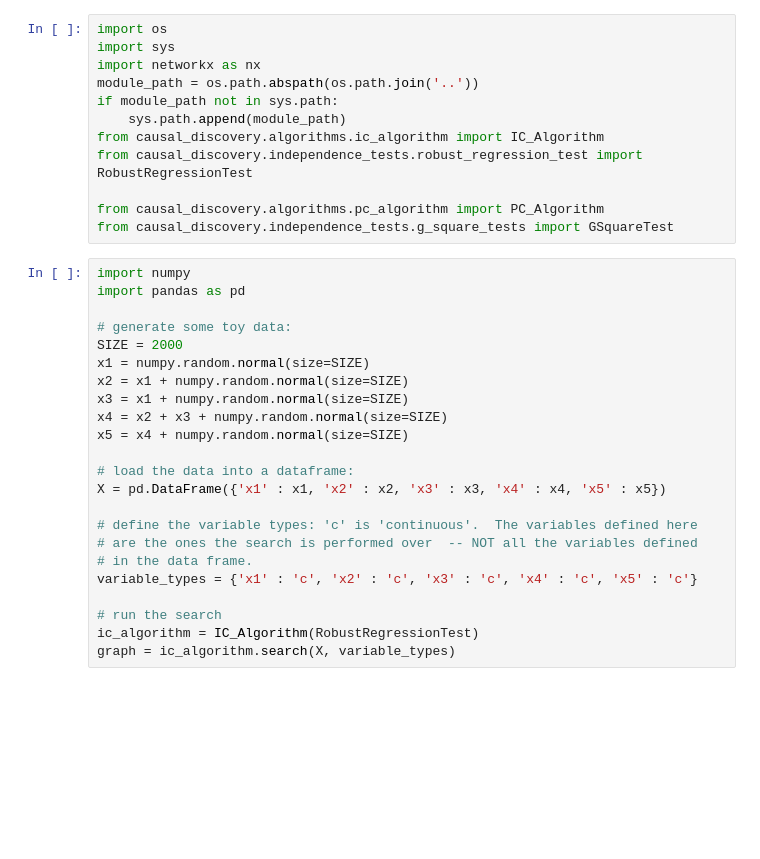
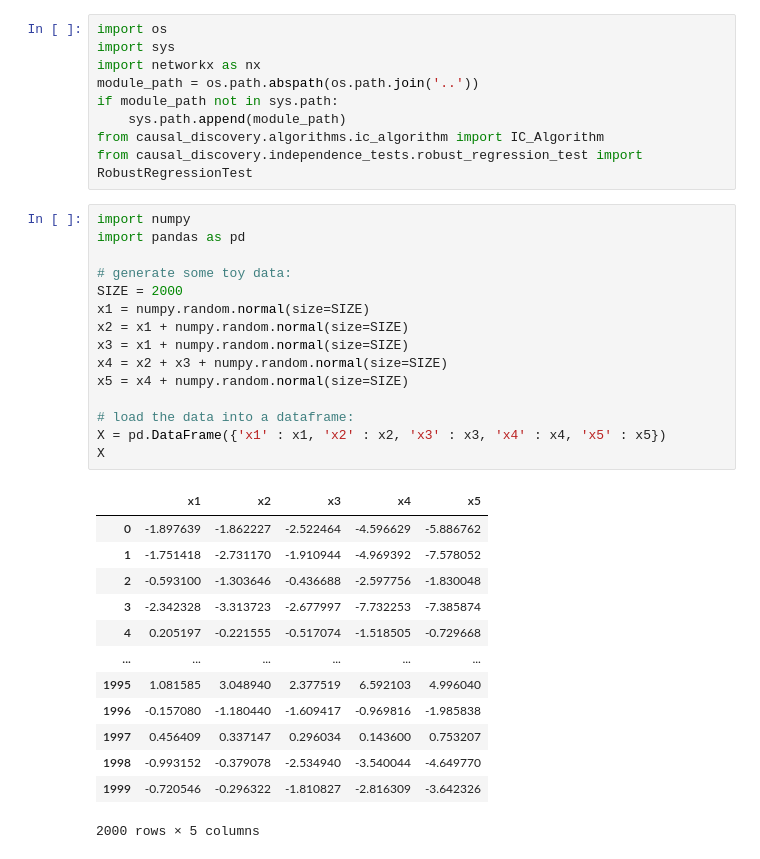
Before and after one commit to seamus-brady/aitiaexplorer, a Jupyter notebook: src/notebooks/Algorithm Tests.ipynb, the cells around one changed output. Cells and saved outputs as stored; diff of their text form; blank space fills up the shorter version.

```diff
--- a/src/notebooks/Algorithm Tests.ipynb
+++ b/src/notebooks/Algorithm Tests.ipynb
@@ -7,29 +7,32 @@ if module_path not in sys.path:
     sys.path.append(module_path)
 from causal_discovery.algorithms.ic_algorithm import IC_Algorithm
 from causal_discovery.independence_tests.robust_regression_test import RobustRegressionTest
-
-from causal_discovery.algorithms.pc_algorithm import PC_Algorithm
-from causal_discovery.independence_tests.g_square_tests import GSquareTest
 # %%
 import numpy
 import pandas as pd
 
 # generate some toy data:
 SIZE = 2000
 x1 = numpy.random.normal(size=SIZE)
 x2 = x1 + numpy.random.normal(size=SIZE)
 x3 = x1 + numpy.random.normal(size=SIZE)
 x4 = x2 + x3 + numpy.random.normal(size=SIZE)
 x5 = x4 + numpy.random.normal(size=SIZE)
 
 # load the data into a dataframe:
 X = pd.DataFrame({'x1' : x1, 'x2' : x2, 'x3' : x3, 'x4' : x4, 'x5' : x5})
-
-# define the variable types: 'c' is 'continuous'.  The variables defined here
-# are the ones the search is performed over  -- NOT all the variables defined
-# in the data frame.
-variable_types = {'x1' : 'c', 'x2' : 'c', 'x3' : 'c', 'x4' : 'c', 'x5' : 'c'}
-
-# run the search
-ic_algorithm = IC_Algorithm(RobustRegressionTest)
-graph = ic_algorithm.search(X, variable_types)
+X
+# %% [output]
+|  | x1 | x2 | x3 | x4 | x5 |
+| 0 | -1.897639 | -1.862227 | -2.522464 | -4.596629 | -5.886762 |
+| 1 | -1.751418 | -2.731170 | -1.910944 | -4.969392 | -7.578052 |
+| 2 | -0.593100 | -1.303646 | -0.436688 | -2.597756 | -1.830048 |
+| 3 | -2.342328 | -3.313723 | -2.677997 | -7.732253 | -7.385874 |
+| 4 | 0.205197 | -0.221555 | -0.517074 | -1.518505 | -0.729668 |
+| ... | ... | ... | ... | ... | ... |
+| 1995 | 1.081585 | 3.048940 | 2.377519 | 6.592103 | 4.996040 |
+| 1996 | -0.157080 | -1.180440 | -1.609417 | -0.969816 | -1.985838 |
+| 1997 | 0.456409 | 0.337147 | 0.296034 | 0.143600 | 0.753207 |
+| 1998 | -0.993152 | -0.379078 | -2.534940 | -3.540044 | -4.649770 |
+| 1999 | -0.720546 | -0.296322 | -1.810827 | -2.816309 | -3.642326 |
+2000 rows × 5 columns
```
Also changed, not shown: parts of 12 cells of this notebook, 7 other files.
